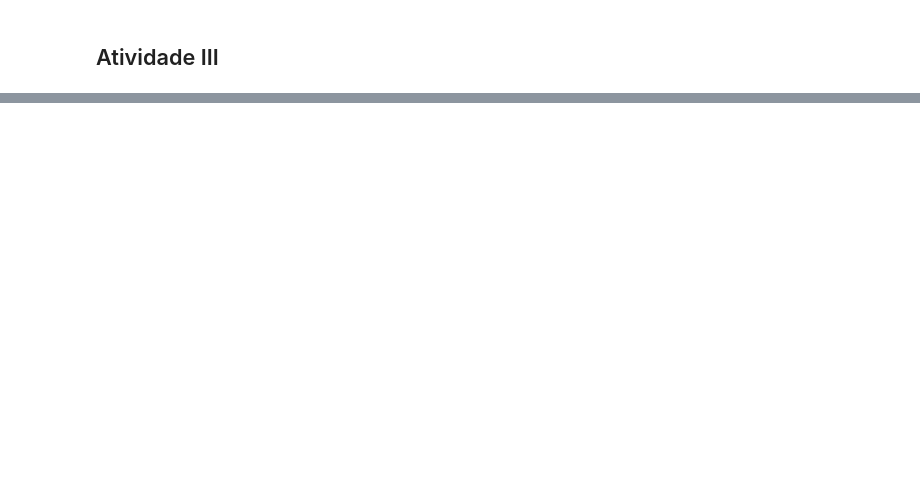
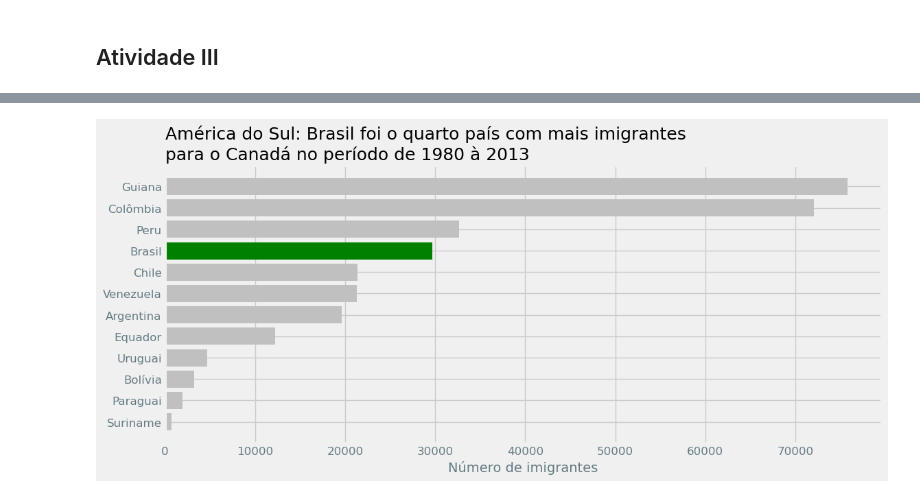
Before and after one commit to pablitohaddad/data-visualization, a Jupyter notebook: Imigrantes.ipynb, the cells around one changed output, grey strips where cells are left out. Cells and saved outputs as stored; diff of their text form; code cells hidden in the pictures; blank space fills up the shorter version.

```diff
--- a/Imigrantes.ipynb
+++ b/Imigrantes.ipynb
@@ -407,0 +317,21 @@ plt.show()
+# %%
+america_sul_sorted = america_sul.sort_values('Total', ascending=True)
+
+cores = []
+for pais in america_sul_sorted.index:
+    if pais == 'Brasil':
+        cores.append('green')
+    else:
+        cores.append('silver')
+
+fig, ax = plt.subplots(figsize=(12, 5))
+ax.barh(america_sul_sorted.index, america_sul_sorted['Total'], color=cores)
+ax.set_title('América do Sul: Brasil foi o quarto país com mais imigrantes\npara o Canadá no período de 1980 à 2013', loc='left', fontsize=18, color='black')
+ax.set_xlabel('Número de imigrantes', fontsize=14)
+ax.set_ylabel('')
+ax.yaxis.set_tick_params(labelsize=12)
+ax.xaxis.set_tick_params(labelsize=12)
+
+plt.show()
+# %% [output]
+[figure, added]
```
Also changed, not shown: parts of 20 cells of this notebook.
